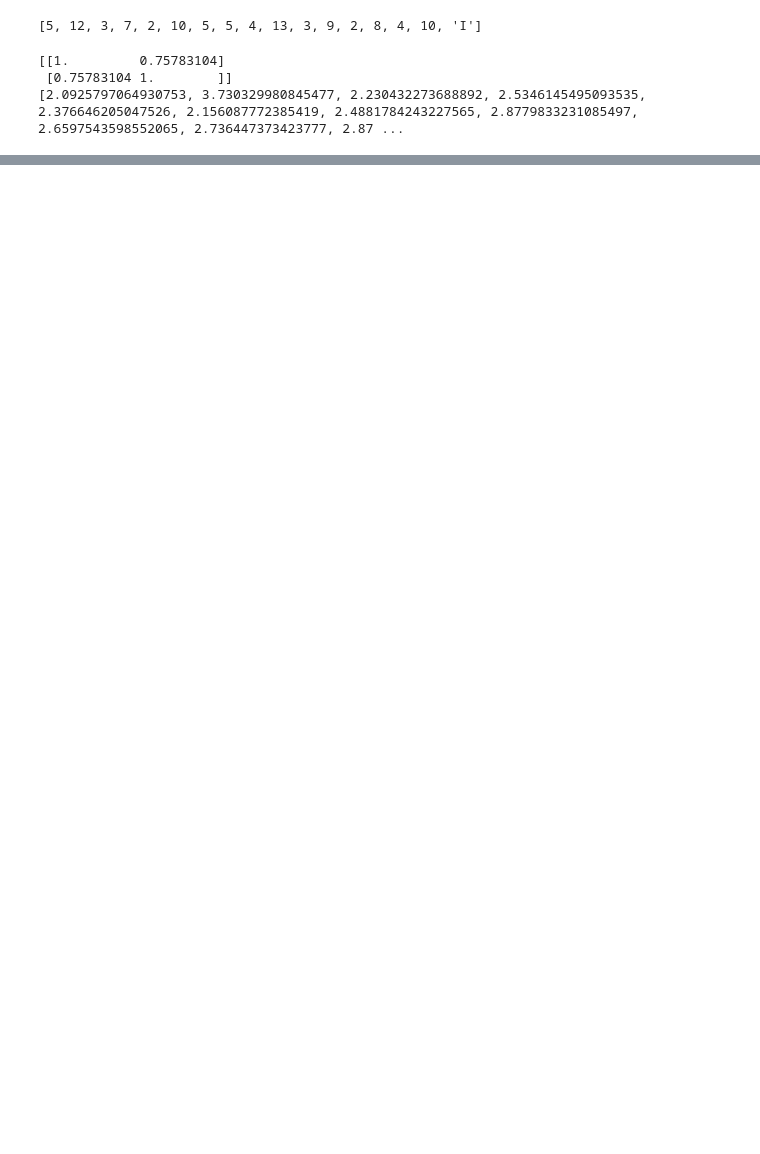
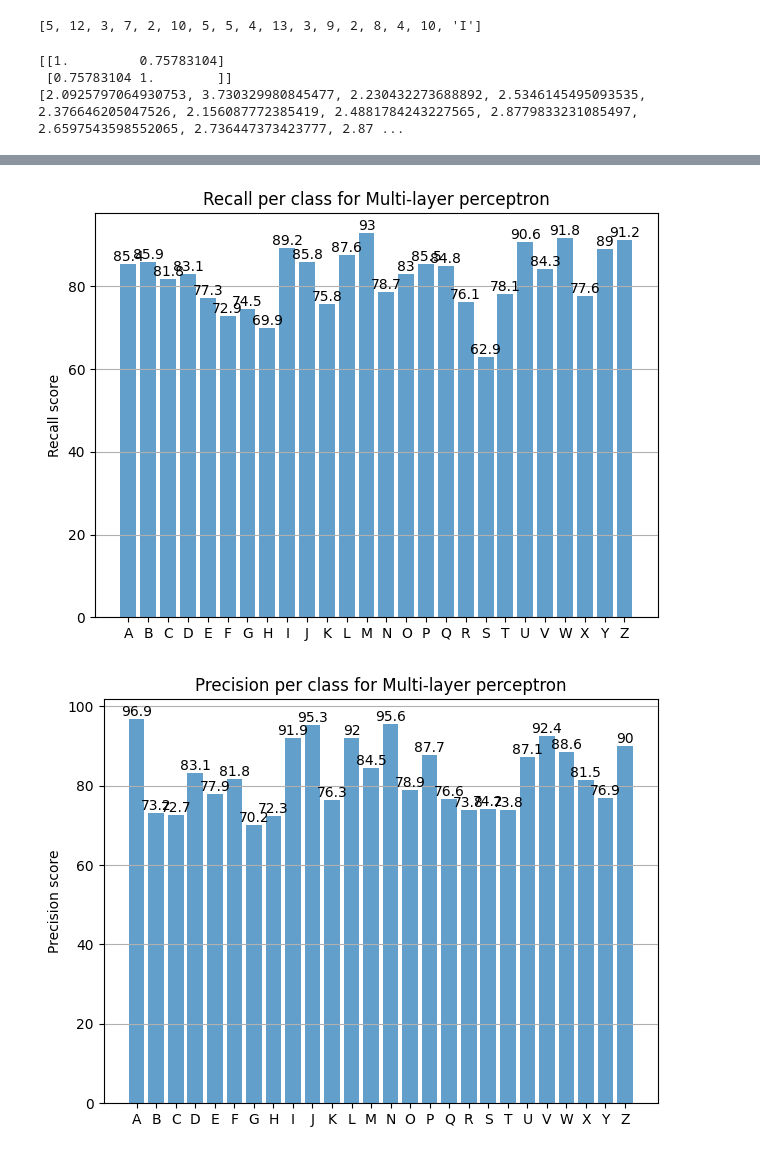
Before and after one commit to dulda280/ML4Media, a Jupyter notebook: ML4MEDIA/miniproject/letterRecognition.ipynb, the cells around one changed output, grey strips where cells are left out. Saved outputs shown, nothing was run; the diff lists cells and outputs as text; code cells hidden in the pictures; blank space fills up the shorter version.

```diff
--- a/ML4MEDIA/miniproject/letterRecognition.ipynb
+++ b/ML4MEDIA/miniproject/letterRecognition.ipynb
@@ -152,0 +527,4 @@ correaMAT = df2.corr()
+# %%
+model = baseline_model()
+callback = tf.keras.callbacks.EarlyStopping(monitor='loss', patience=8)
+model.fit(X_train, y_train, epochs=250, batch_size=8)
@@ -152,0 +625,64 @@ correaMAT = df2.corr()
+# %%
+from sklearn.metrics import accuracy_score
+print(len(true_letters))
+# Calculate the confusion matrix
+cfmatrix = confusion_matrix(trueindexes, pred_indexes)
+
+#print(cfmatrix)
+recall = np.diag(cfmatrix) / np.sum(cfmatrix, axis = 1)
+precision = np.diag(cfmatrix) / np.sum(cfmatrix, axis = 0)
+
+accuracy = accuracy_score(trueindexes, pred_indexes)
+
+print('Accuracy:', accuracy)
+print("ACRR ", np.sum(cfmatrix, axis = 1))
+print("prec ", np.sum(cfmatrix, axis = 0))
+
+print("recall: ", recall)
+print("precision: ", precision)
+print("mean precision: ", np.mean(precision))
+print("mean reacall: ", np.mean(recall))
+for i in range(0, len(recall)):
+    recall[i] = round(recall[i]*100, 1)
+
+for i in range(0, len(precision)):
+    precision[i] = round(precision[i]*100, 1)
+
+fig, ax = plt.subplots()
+ax.bar(lettersforplot, recall, align='center', alpha=0.7, ecolor='black', capsize=3)
+ax.set_ylabel('Recall score')
+ax.set_title("Recall per class for Multi-layer perceptron")
+ax.yaxis.grid(True)
+for bars in ax.containers:
+    ax.bar_label(bars)
+# Save the figure and show
+plt.tight_layout()
+plt.show()
+
+fig, ax = plt.subplots()
+ax.bar(lettersforplot, precision, align='center', alpha=0.7, ecolor='black', capsize=3)
+ax.set_ylabel('Precision score')
+ax.set_title("Precision per class for Multi-layer perceptron")
+ax.yaxis.grid(True)
+for bars in ax.containers:
+    ax.bar_label(bars)
+# Save the figure and show
+plt.tight_layout()
+plt.show()
+
+
+
+# Set the figure size
+plt.figure(figsize=(10, 7))
+
+# Plot the heatmap
+sns.heatmap(cfmatrix, annot=True, fmt='d')
+
+# Add labels and title
+plt.xlabel('Predicted label')
+plt.ylabel('True label')
+plt.title('Confusion matrix')
+
+# Show the plot
+plt.show()
+# %% [output]
@@ -152,0 +707,2 @@ correaMAT = df2.corr()
+[figure, added]
+[figure, added]
```
Also changed, not shown: parts of 14 cells of this notebook, 8 other files.
